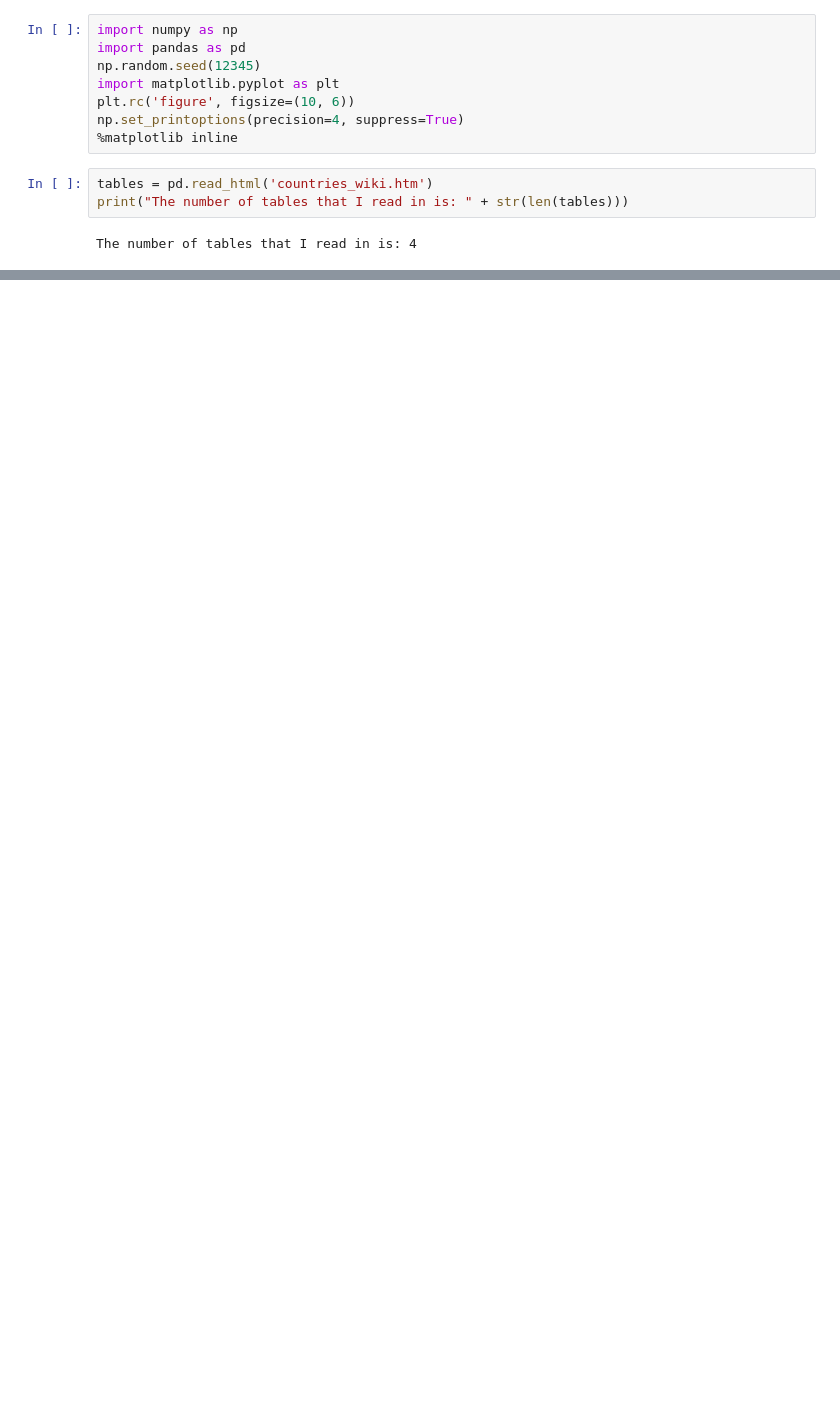
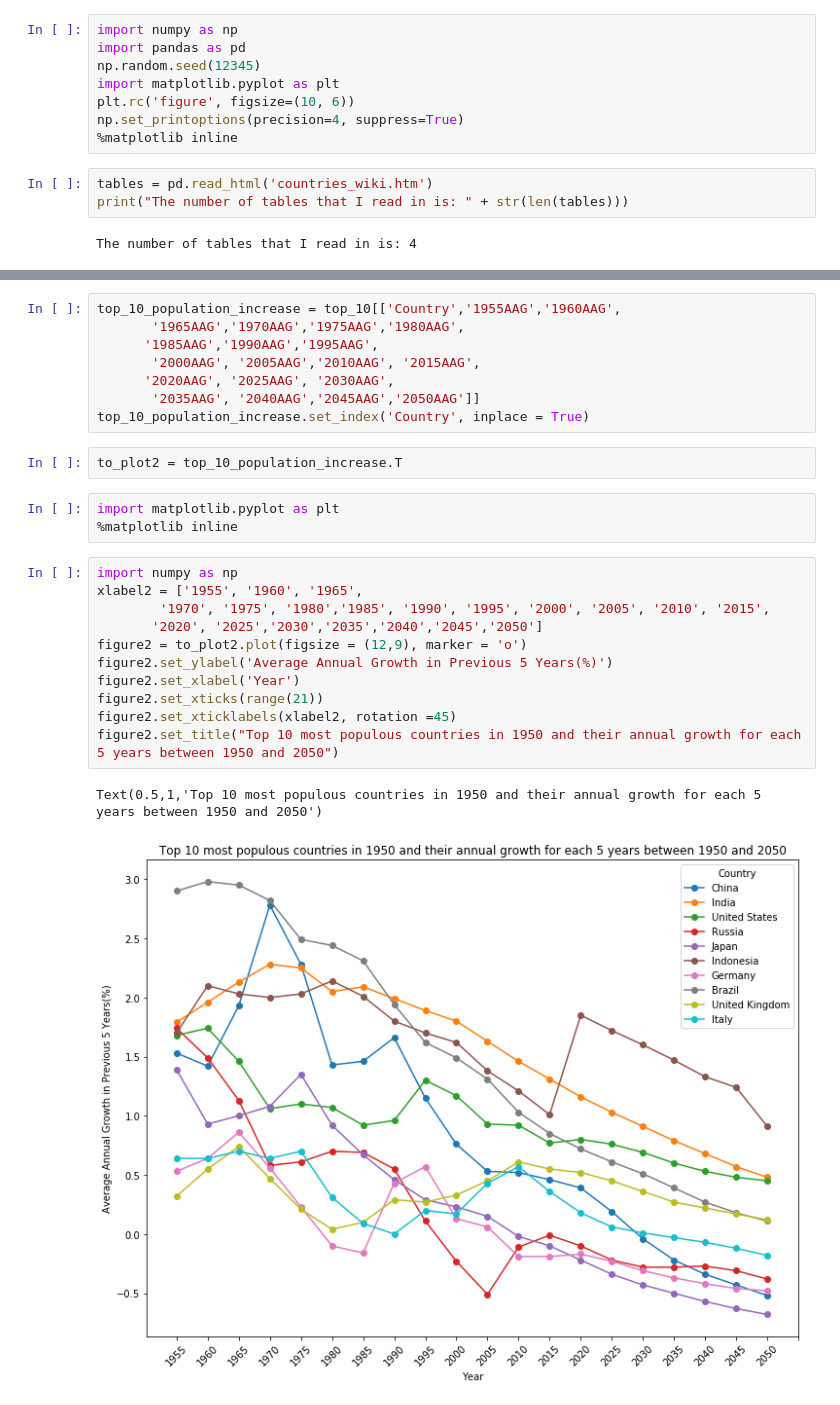
Before and after one commit to linhmai1603/Info212, a Jupyter notebook: Assignment 3/INFO212-Assignment3.ipynb, the cells around one changed output, grey strips where cells are left out. Saved outputs shown, nothing was run; the diff lists cells and outputs as text; blank space fills up the shorter version.

```diff
--- a/Assignment 3/INFO212-Assignment3.ipynb
+++ b/Assignment 3/INFO212-Assignment3.ipynb
@@ -121,3 +131,30 @@ tables_combined
+# %%
+top_10_population_increase = top_10[['Country','1955AAG','1960AAG',
+       '1965AAG','1970AAG','1975AAG','1980AAG',
+      '1985AAG','1990AAG','1995AAG',
+       '2000AAG', '2005AAG','2010AAG', '2015AAG',
+      '2020AAG', '2025AAG', '2030AAG',
+       '2035AAG', '2040AAG','2045AAG','2050AAG']]
+top_10_population_increase.set_index('Country', inplace = True)
+# %%
+to_plot2 = top_10_population_increase.T
+# %%
+import matplotlib.pyplot as plt
+%matplotlib inline
+# %%
+import numpy as np
+xlabel2 = ['1955', '1960', '1965',
+        '1970', '1975', '1980','1985', '1990', '1995', '2000', '2005', '2010', '2015',
+       '2020', '2025','2030','2035','2040','2045','2050']
+figure2 = to_plot2.plot(figsize = (12,9), marker = 'o')
+figure2.set_ylabel('Average Annual Growth in Previous 5 Years(%)')
+figure2.set_xlabel('Year')
+figure2.set_xticks(range(21))
+figure2.set_xticklabels(xlabel2, rotation =45)
+figure2.set_title("Top 10 most populous countries in 1950 and their annual growth for each 5 years between 1950 and 2050")
+# %% [output]
+Text(0.5,1,'Top 10 most populous countries in 1950 and their annual growth for each 5 years between 1950 and 2050')
+[figure, added]
 # %% [markdown]
 #### Question 2:
 The file `nobelprize-laureate.json` is a JSON file containing the information about Nobel Prize laureates. Create a Pandas DataFrame from the JSON file and complete the following steps:
```
Also changed, not shown: parts of 18 cells of this notebook, 6 other files.
